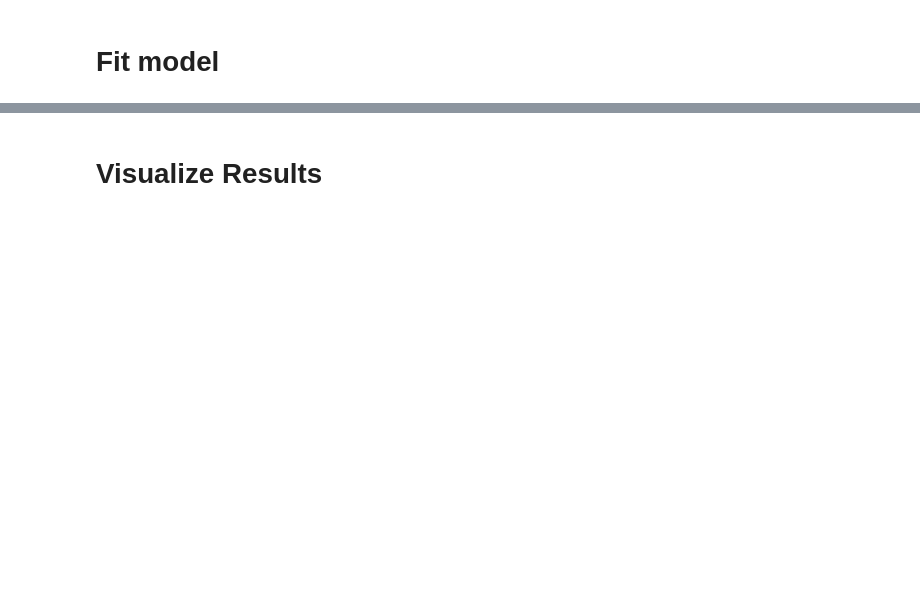
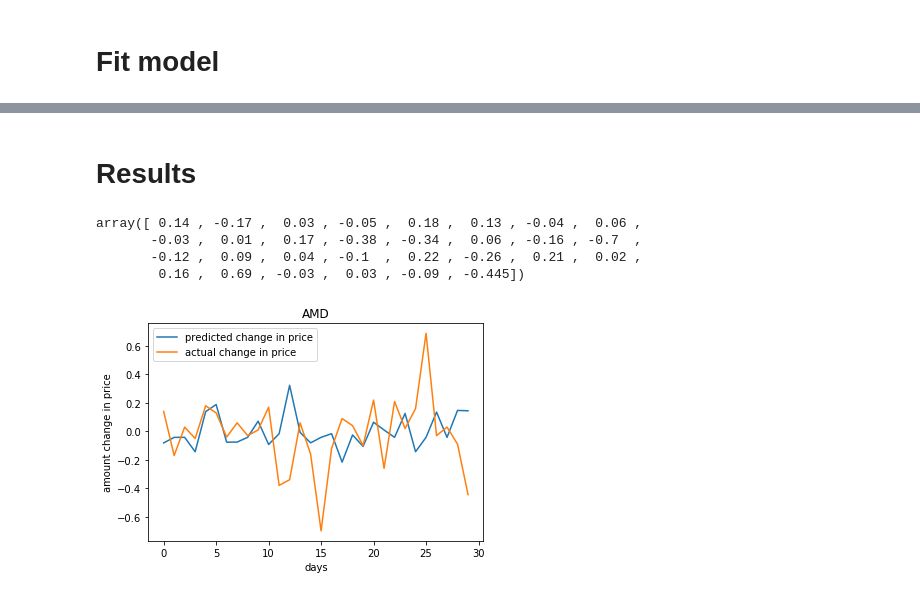
Before and after one commit to ChuckHend/ts-engine, a Jupyter notebook: src/main_nb.ipynb, the cells around one changed output, grey strips where cells are left out. Saved outputs shown, nothing was run; the diff lists cells and outputs as text; code cells hidden in the pictures; blank space fills up the shorter version.

```diff
--- a/src/main_nb.ipynb
+++ b/src/main_nb.ipynb
@@ -57,7 +73,7 @@ ts_data.tscv()
 # %%
 ts_model = ts_lstm.build_model(ts_data,
                                inlayer=int(ts_data.train_X.shape[-1])*2,
-                               hiddenlayers=[5,3],
+                               hiddenlayers=0,
                                loss_function='mean_squared_error',
                                dropout=0.05,
-                               activation='sigmoid')
+                               activation='tanh')
@@ -65,7 +96,7 @@ ts_model = ts_lstm.build_model(ts_data,
 # Fit model
 # %%
 history = ts_model.fit(ts_data.train_X, ts_data.train_y,
-                    epochs=300,
+                    epochs=50,
                     batch_size=1024,
                     validation_data=(ts_data.test_X, ts_data.test_y),
                     verbose=2,
@@ -75,2 +126,2 @@ visualize.plot_loss(history)
 # %% [markdown]
-# Visualize Results
+# Results
@@ -79,7 +128,26 @@ yhat = predicts.predict_sequences_multiple(ts_model, ts_data.test_X, ts_data.n_i
+# %%
+# select last 30 days of test data (30 records)
+test_X = ts_data.test_X[-30:]
+test_Y = ts_data.test_y[-30:]
+# %%
+test_Y[:,0]
+# [print(x.shape) for x in test_X]
+# %% [output]
+array([ 0.14 , -0.17 ,  0.03 , -0.05 ,  0.18 ,  0.13 , -0.04 ,  0.06 ,
+       -0.03 ,  0.01 ,  0.17 , -0.38 , -0.34 ,  0.06 , -0.16 , -0.7  ,
+       -0.12 ,  0.09 ,  0.04 , -0.1  ,  0.22 , -0.26 ,  0.21 ,  0.02 ,
+        0.16 ,  0.69 , -0.03 ,  0.03 , -0.09 , -0.445])
+# %%
+yhat = [float(ts_model.predict(x.reshape(1, 100, 11))) for x in test_X]
 # %%
 import matplotlib.pyplot as plt
-x = range(len(yhat))
-plt.plot(x, ts_data.test_y, label='actual', )
-plt.plot(x, yhat, label='predict')
+x = [x for x in range(len(yhat))]
+plt.plot(x, yhat, label='predicted change in price')
+plt.plot(x, test_Y[:,0], label='actual change in price')
+plt.title(ticker)
+plt.xlabel('days')
+plt.ylabel('amount change in price')
 plt.legend()
 plt.show()
+# %% [output]
+[figure, added]
```
Also changed, not shown: parts of 9 cells of this notebook, 2 other files.
